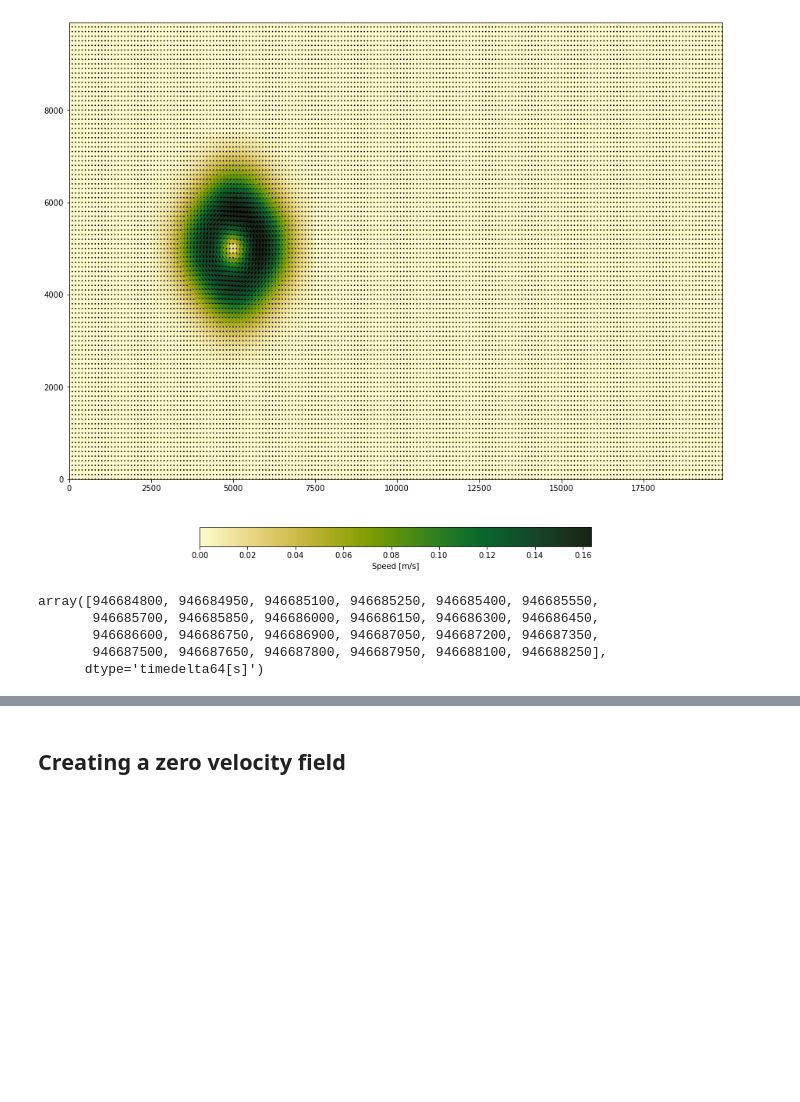
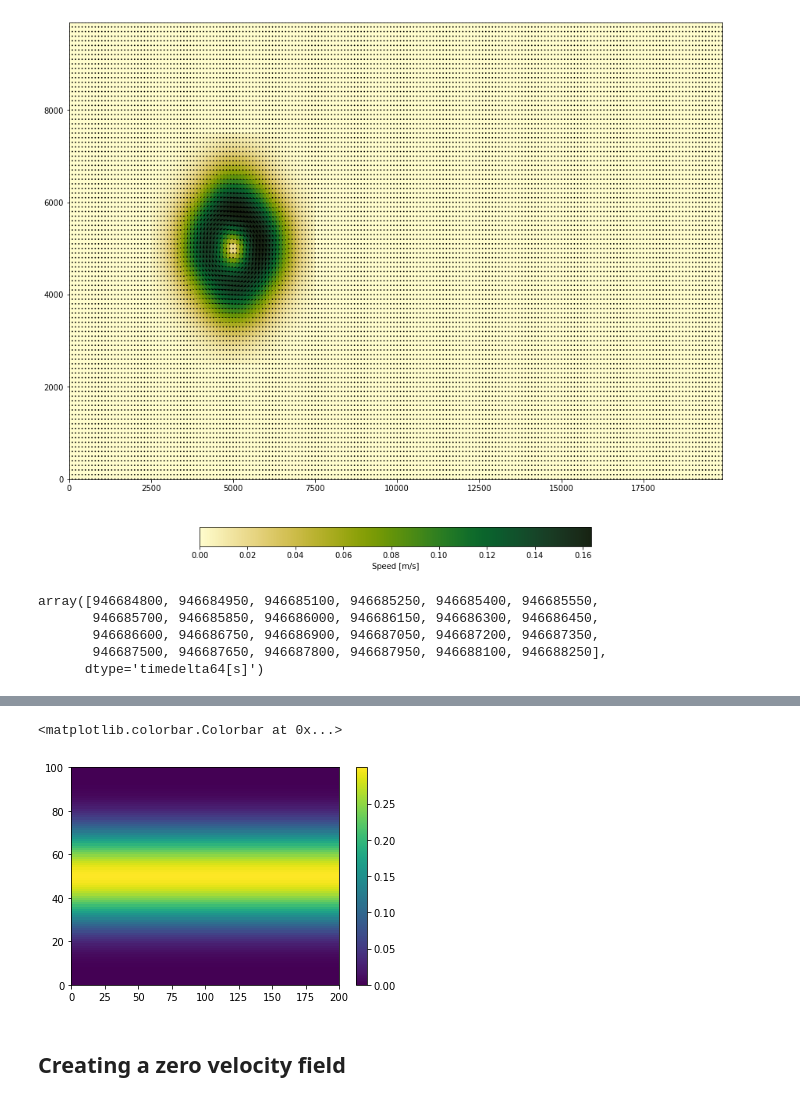
Before and after one commit to hevgyrt/ocean_wave_tracing, a Jupyter notebook: create_time_varying_eddy.ipynb, the cells around one changed output, grey strips where cells are left out. Saved outputs shown, nothing was run; the diff lists cells and outputs as text; code cells hidden in the pictures; blank space fills up the shorter version.

```diff
--- a/create_time_varying_eddy.ipynb
+++ b/create_time_varying_eddy.ipynb
@@ -110,3 +128,8 @@ array([946684800, 946684950, 946685100, 946685250, 946685400, 946685550,
+# %%
+plt.pcolormesh(U_jet[:,:]);plt.colorbar()
+# %% [output]
+<matplotlib.colorbar.Colorbar at 0x...>
+[figure, added]
 # %% [markdown]
 ## Creating a zero velocity field
 # %%
```
Also changed, not shown: parts of 7 cells of this notebook, 1 other file.
